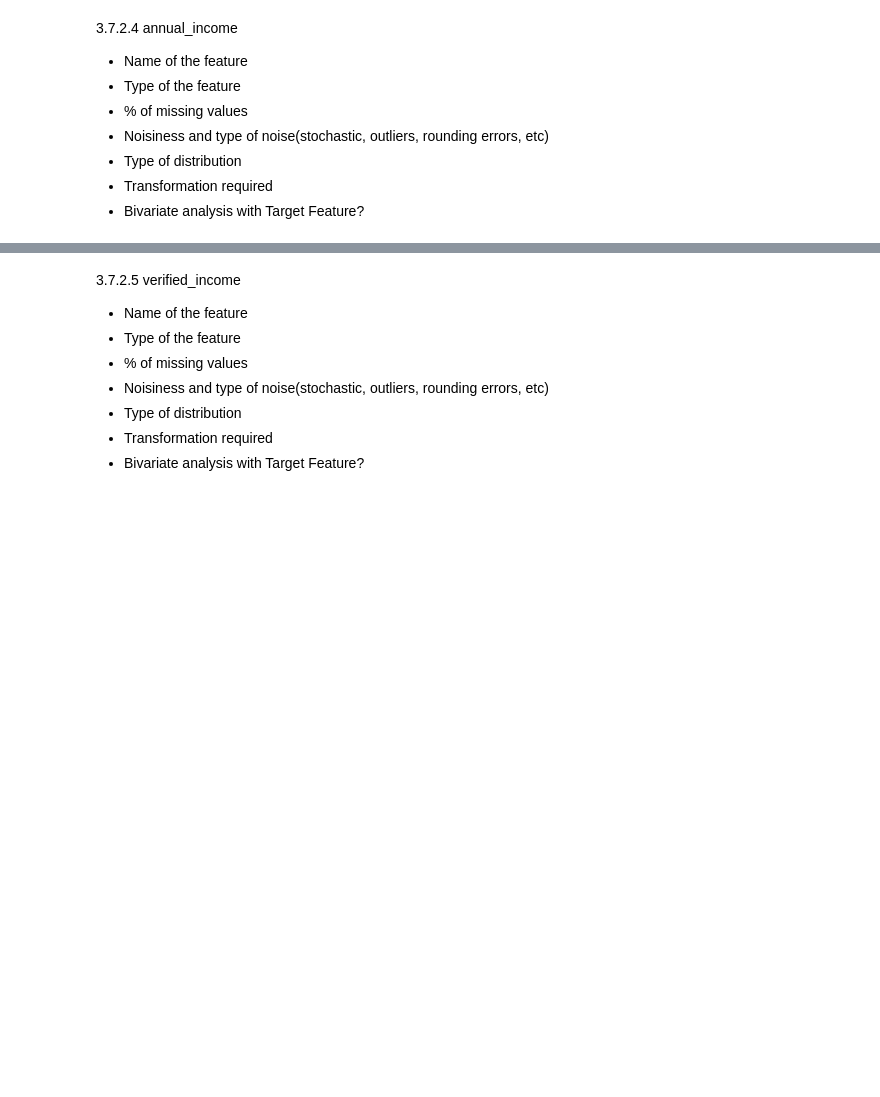
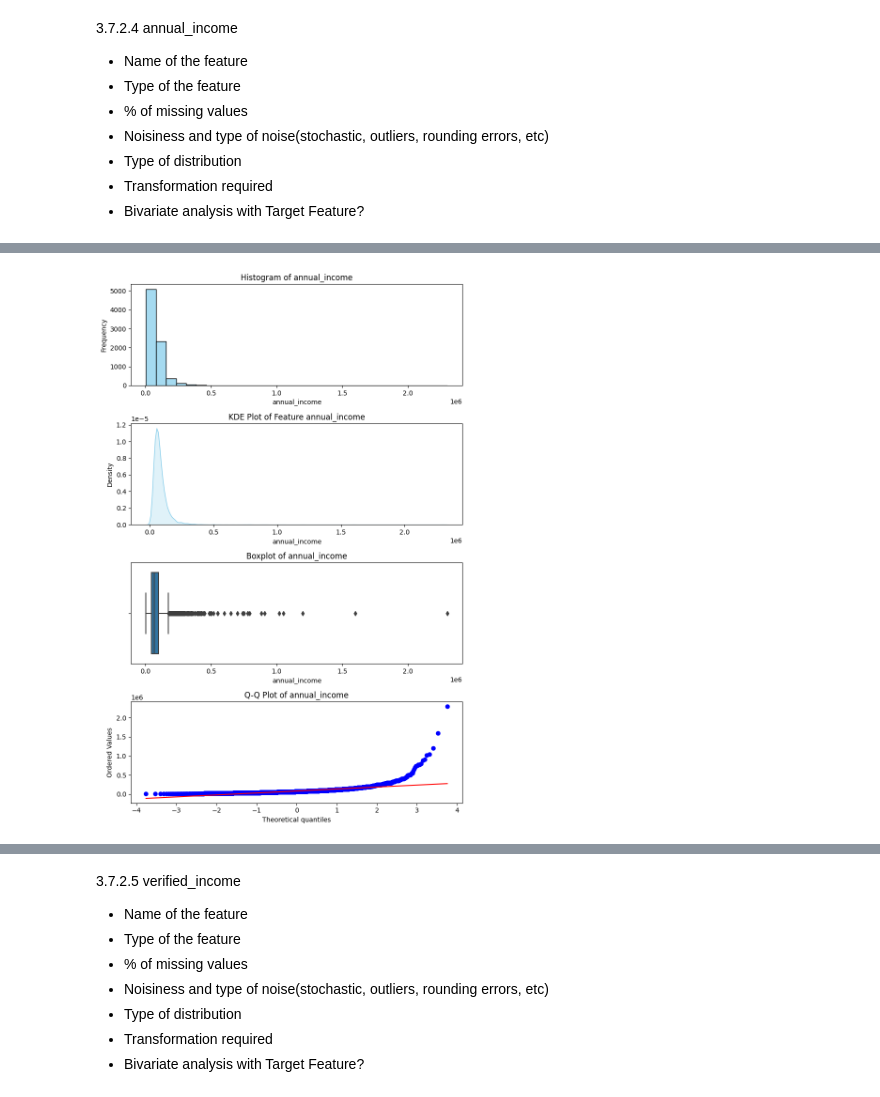
Before and after one commit to RohitDas92/Loan_Interest_Rate_Prediction, a Jupyter notebook: Code/1_EDA.ipynb, the cells around one changed output, grey strips where cells are left out. Cells and saved outputs as stored; diff of their text form; code cells hidden in the pictures; blank space fills up the shorter version.

```diff
--- a/Code/1_EDA.ipynb
+++ b/Code/1_EDA.ipynb
@@ -964,0 +1024,4 @@ bivariate_analysis_num_cat(df,'interest_rate','state')
+# %%
+explore_num_feature_distribution(df,'annual_income')
+# %% [output]
+[figure, added]
```
Also changed, not shown: parts of 23 cells of this notebook, 2 other files.
